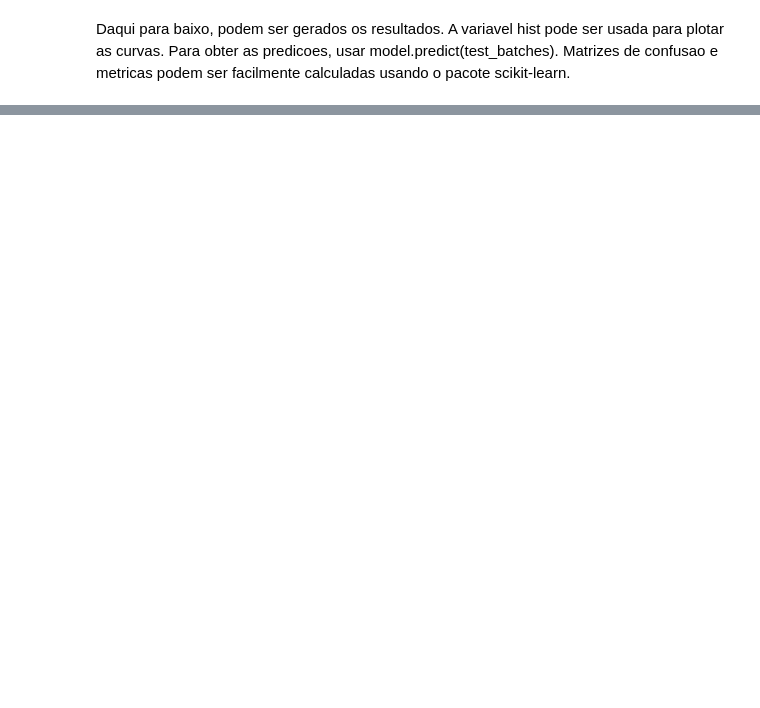
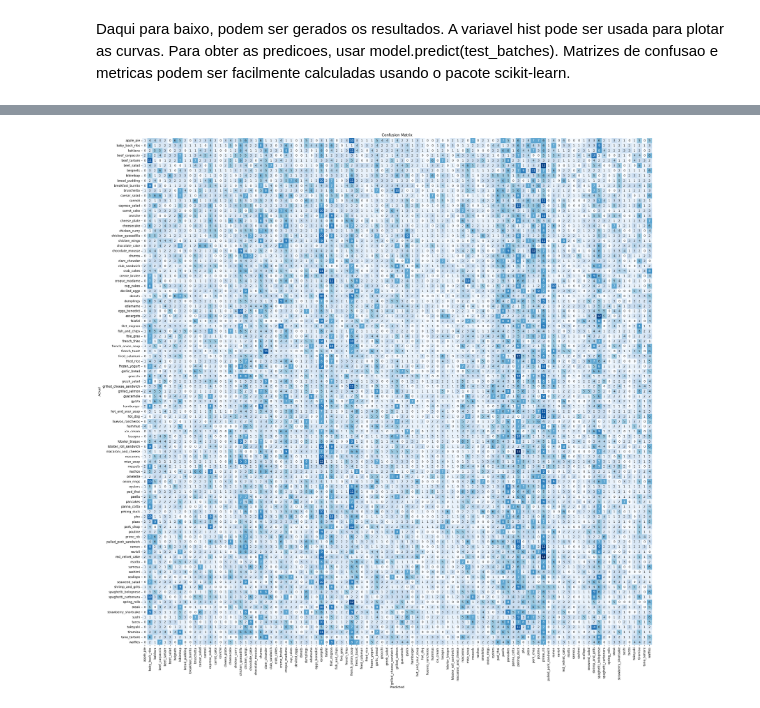
Before and after one commit to jaymedq/deep-learning, a Jupyter notebook: FoodCNN/Students_CNN_Food.ipynb, the cells around one changed output, grey strips where cells are left out. Drawn from its saved outputs; the diff is of its cells as text; code cells hidden in the pictures; blank space fills up the shorter version.

Commit message:
Update food CNN with acurracy of 0.43 and confusion matrix plot

```diff
--- a/FoodCNN/Students_CNN_Food.ipynb
+++ b/FoodCNN/Students_CNN_Food.ipynb
@@ -251,0 +494,21 @@ dict_keys(['loss', 'accuracy', 'val_loss', 'val_accuracy'])
+# %%
+import tensorflow as tf
+# Fit the model2 to the data with augmented training data
+# with tf.device('/GPU:0'):
+history_3 = model_3.fit(
+    train_batches,
+    steps_per_epoch = 75750/64,
+    epochs=100,
+    validation_data = test_batches, #create a validation set if needed
+    validation_steps= 25250/64,
+    # use_multiprocessing=True,
+    workers=8,
+    max_queue_size=512,
+    callbacks=[
+    tf.keras.callbacks.EarlyStopping(
+        monitor='val_loss',
+        patience=3,
+        restore_best_weights=True
+    )
+    ]
+)
@@ -251,0 +565,5 @@ dict_keys(['loss', 'accuracy', 'val_loss', 'val_accuracy'])
+# %%
+from tensorflow.keras.models import load_model
+#model_3 = load_model('third_try.h5')
+predictions_3 = model_3.predict(test_batches)
+print(predictions_3)
@@ -251,0 +585,15 @@ dict_keys(['loss', 'accuracy', 'val_loss', 'val_accuracy'])
+# %%
+from sklearn.metrics import confusion_matrix, classification_report
+import seaborn
+confusion_matrix_3 = confusion_matrix(test_batches.classes, np.argmax(predictions_3, axis=1))
+# %%
+plt.figure(figsize=(30, 30))
+seaborn.heatmap(confusion_matrix_3, annot=True, fmt='g', vmin=0, cmap='Blues', cbar=False)
+plt.xticks(ticks=np.arange(101) + 0.5, labels=test_batches.class_indices, rotation=90)
+plt.yticks(ticks=np.arange(101) + 0.5, labels=test_batches.class_indices, rotation=0)
+plt.xlabel("Predicted")
+plt.ylabel("Actual")
+plt.title("Confusion Matrix")
+plt.show()
+# %% [output]
+[figure, added]
```
Also changed, not shown: parts of 18 cells of this notebook, 2 other files.
